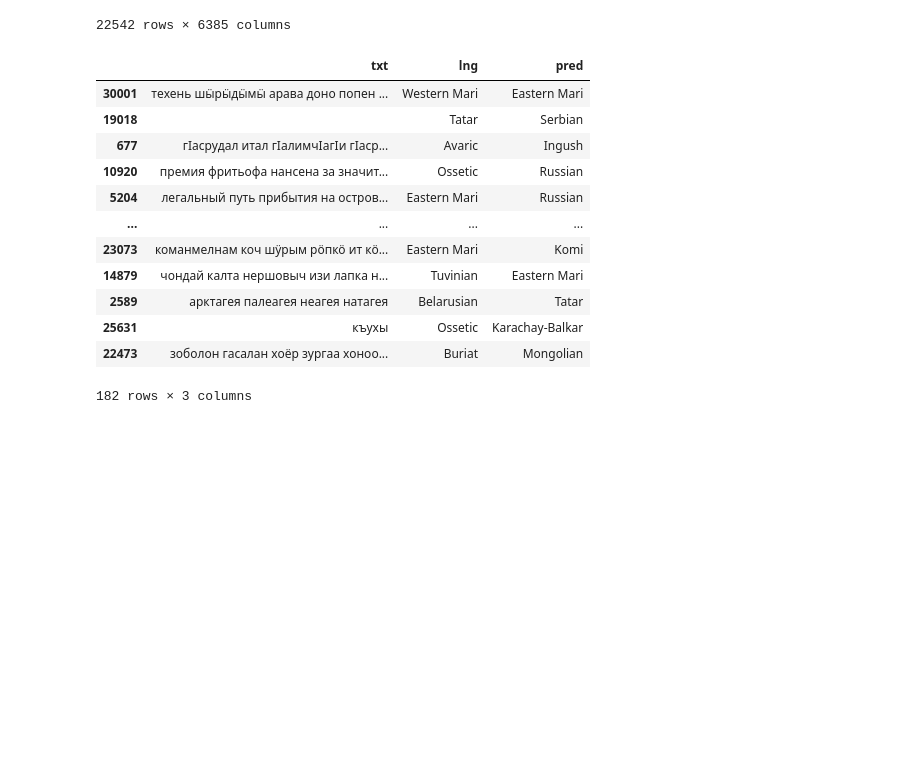
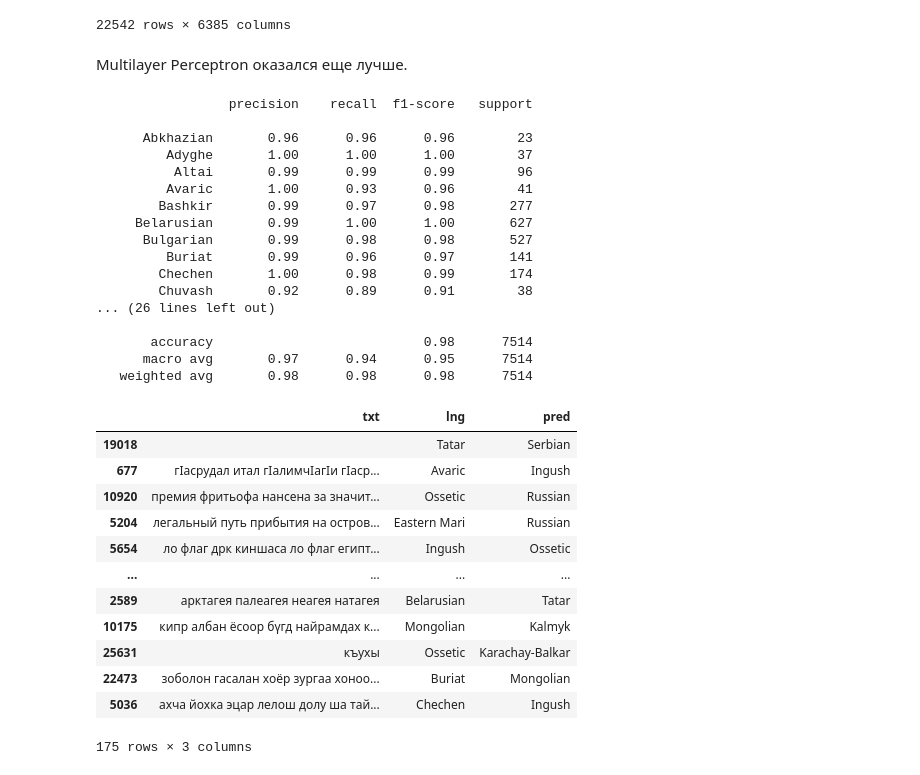
Before and after one commit to av-gav/itmo-nlp, a Jupyter notebook: Task1.ipynb, the cells around one changed output. Saved outputs shown, nothing was run; the diff lists cells and outputs as text; code cells hidden in the pictures; blank space fills up the shorter version.

```diff
--- a/Task1.ipynb
+++ b/Task1.ipynb
@@ -380,13 +399,13 @@ from shutil import rmtree
 cachedir = mkdtemp()
 pipe = Pipeline(steps=[
     ('vector', CountVectorizer()),
-    ('clf', LogisticRegression(max_iter=300)) ],
+    ('clf', RandomForestClassifier()) ],
     memory=cachedir)
 
 param_grid = dict(
-    vector=[CountVectorizer(), TfidfVectorizer()],
+    vector=[TfidfVectorizer()],
     #clf=[LogisticRegression(max_iter=300), RandomForestClassifier()],
-    vector__analyzer=['char', 'char_wb'],
+    vector__analyzer=['char_wb'],
     vector__max_df=[0.5, 0.75],
     vector__min_df=[0.001],
     vector__ngram_range=[(1,2)],
@@ -435,20 +433,45 @@ pd.DataFrame(X_train_vectorized.toarray(), columns=vec.get_feature_names_out())
 | 22540 | 0.0 | 0.0 | 0.0 | 0.000000 | 0.0 | 0.000000 | 0.0 | 0.0 | 0.000000 | 0.0 | ... | ... |
 | 22541 | 0.0 | 0.0 | 0.0 | 0.000000 | 0.0 | 0.000000 | 0.0 | 0.0 | 0.000000 | 0.0 | ... | ... |
 22542 rows × 6385 columns
+# %% [markdown]
+Multilayer Perceptron оказался еще лучше.
 # %%
+from sklearn.neural_network import MLPClassifier
+
+clf = MLPClassifier().fit(X_train_vectorized, y_train)
+preds = clf.predict(X_test_vectorized)
+print(classification_report(y_test, preds))
+
 res = pd.DataFrame({'txt':X_test, 'lng':y_test, 'pred':preds})
 res.loc[res['lng'] != res['pred']]
 # %% [output]
+                 precision    recall  f1-score   support
+
+      Abkhazian       0.96      0.96      0.96        23
+         Adyghe       1.00      1.00      1.00        37
+          Altai       0.99      0.99      0.99        96
+         Avaric       1.00      0.93      0.96        41
+        Bashkir       0.99      0.97      0.98       277
+     Belarusian       0.99      1.00      1.00       627
+      Bulgarian       0.99      0.98      0.98       527
+         Buriat       0.99      0.96      0.97       141
+        Chechen       1.00      0.98      0.99       174
+        Chuvash       0.92      0.89      0.91        38
+... (26 lines left out)
+
+       accuracy                           0.98      7514
+      macro avg       0.97      0.94      0.95      7514
+   weighted avg       0.98      0.98      0.98      7514
 |  | txt | lng | pred |
-| 30001 | техень шӹрӹдӹмӹ арава доно попен ... | Western Mari | Eastern Mari |
 | 19018 |  | Tatar | Serbian |
 | 677 | гӏасрудал итал гӏалимчӏагӏи гӏаср... | Avaric | Ingush |
 | 10920 | премия фритьофа нансена за значит... | Ossetic | Russian |
 | 5204 | легальный путь прибытия на остров... | Eastern Mari | Russian |
+| 5654 | ло флаг дрк киншаса ло флаг египт... | Ingush | Ossetic |
 | ... | ... | ... | ... |
-| 23073 | команмелнам коч шӱрым рӧпкӧ ит кӧ... | Eastern Mari | Komi |
-| 14879 | чондай калта нершовыч изи лапка н... | Tuvinian | Eastern Mari |
 | 2589 | арктагея палеагея неагея натагея | Belarusian | Tatar |
+| 10175 | кипр албан ёсоор бүгд найрамдах к... | Mongolian | Kalmyk |
 | 25631 | къухы | Ossetic | Karachay-Balkar |
 | 22473 | зоболон гасалан хоёр зургаа хоноо... | Buriat | Mongolian |
+| 5036 | ахча йохка эцар лелош долу ша тай... | Chechen | Ingush |
-182 rows × 3 columns
+175 rows × 3 columns
```
Also changed, not shown: parts of 9 cells of this notebook.
